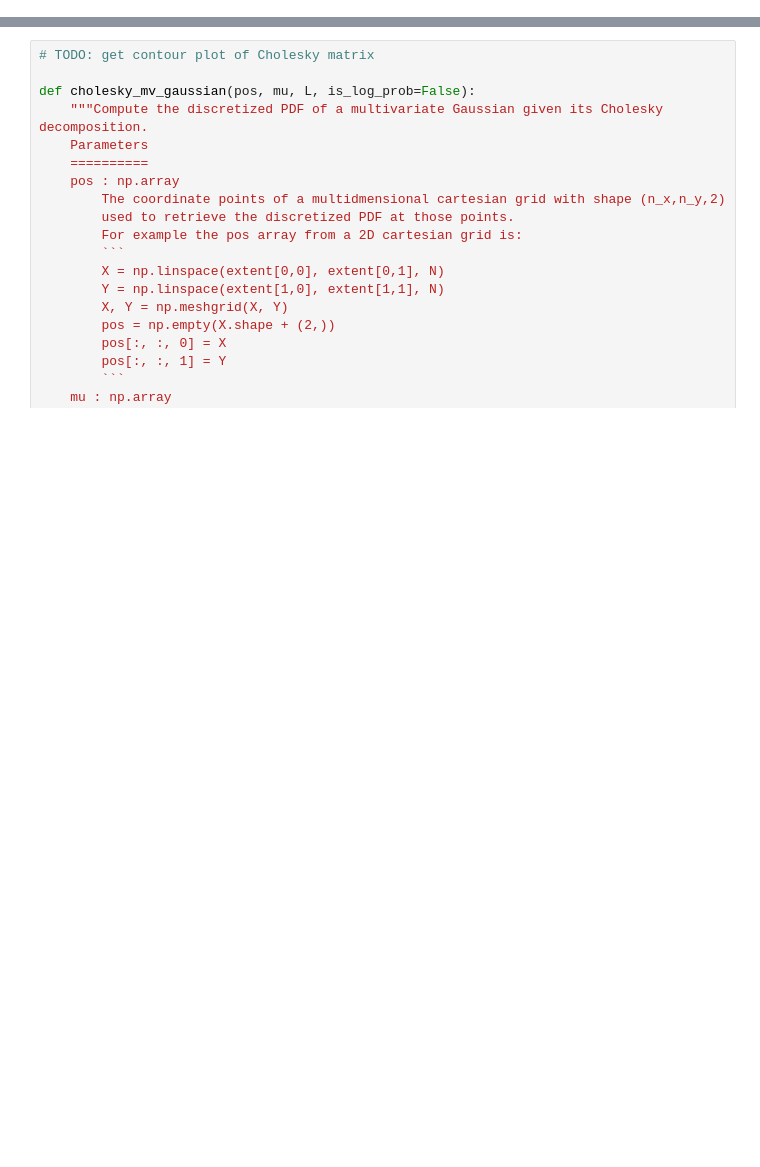
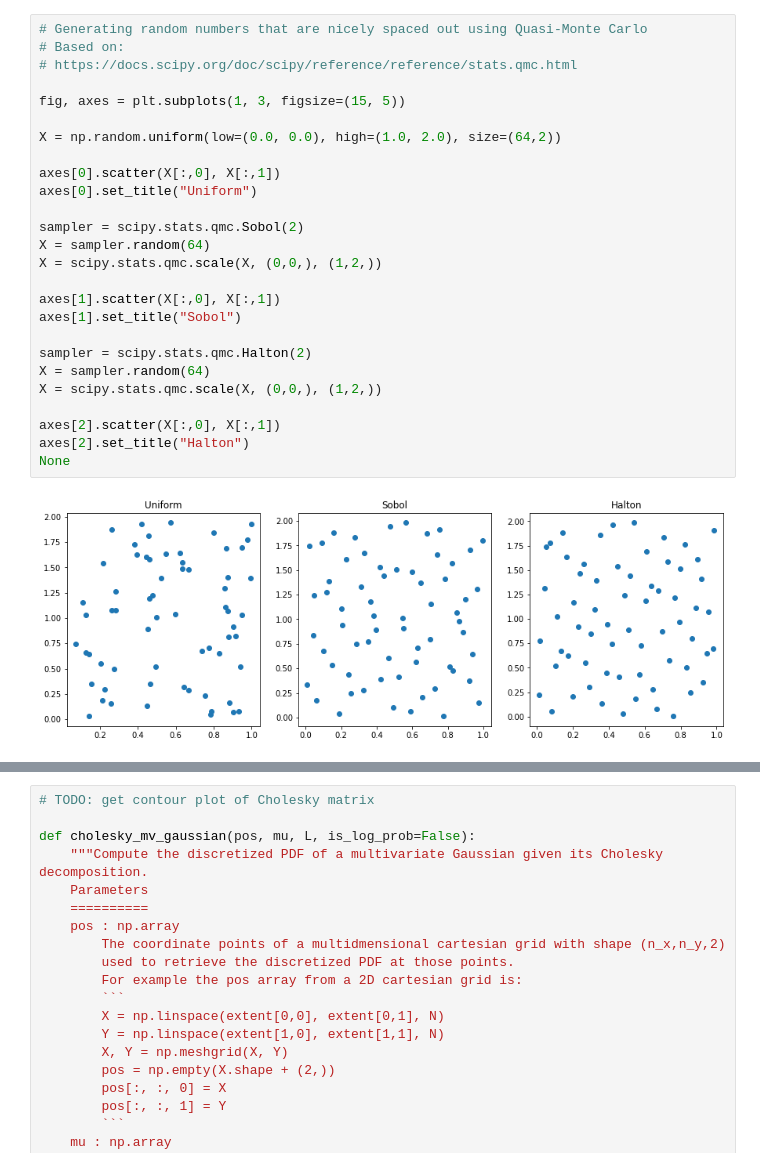
Before and after one commit to fireofearth/document, a Jupyter notebook: python/doc.composite.ipynb, the cells around one changed output, grey strips where cells are left out. Drawn from its saved outputs; the diff is of its cells as text; blank space fills up the shorter version.

```diff
--- a/python/doc.composite.ipynb
+++ b/python/doc.composite.ipynb
@@ -18,0 +228,28 @@ import utility as util
+# %%
+# Generating random numbers that are nicely spaced out using Quasi-Monte Carlo
+# Based on:
+# https://docs.scipy.org/doc/scipy/reference/reference/stats.qmc.html
+
+fig, axes = plt.subplots(1, 3, figsize=(15, 5))
+
+X = np.random.uniform(low=(0.0, 0.0), high=(1.0, 2.0), size=(64,2))
+
+axes[0].scatter(X[:,0], X[:,1])
+axes[0].set_title("Uniform")
+
+sampler = scipy.stats.qmc.Sobol(2)
+X = sampler.random(64)
+X = scipy.stats.qmc.scale(X, (0,0,), (1,2,))
+
+axes[1].scatter(X[:,0], X[:,1])
+axes[1].set_title("Sobol")
+
+sampler = scipy.stats.qmc.Halton(2)
+X = sampler.random(64)
+X = scipy.stats.qmc.scale(X, (0,0,), (1,2,))
+
+axes[2].scatter(X[:,0], X[:,1])
+axes[2].set_title("Halton")
+None
+# %% [output]
+[figure, added]
```
Also changed, not shown: parts of 10 cells of this notebook, 16 other files.
